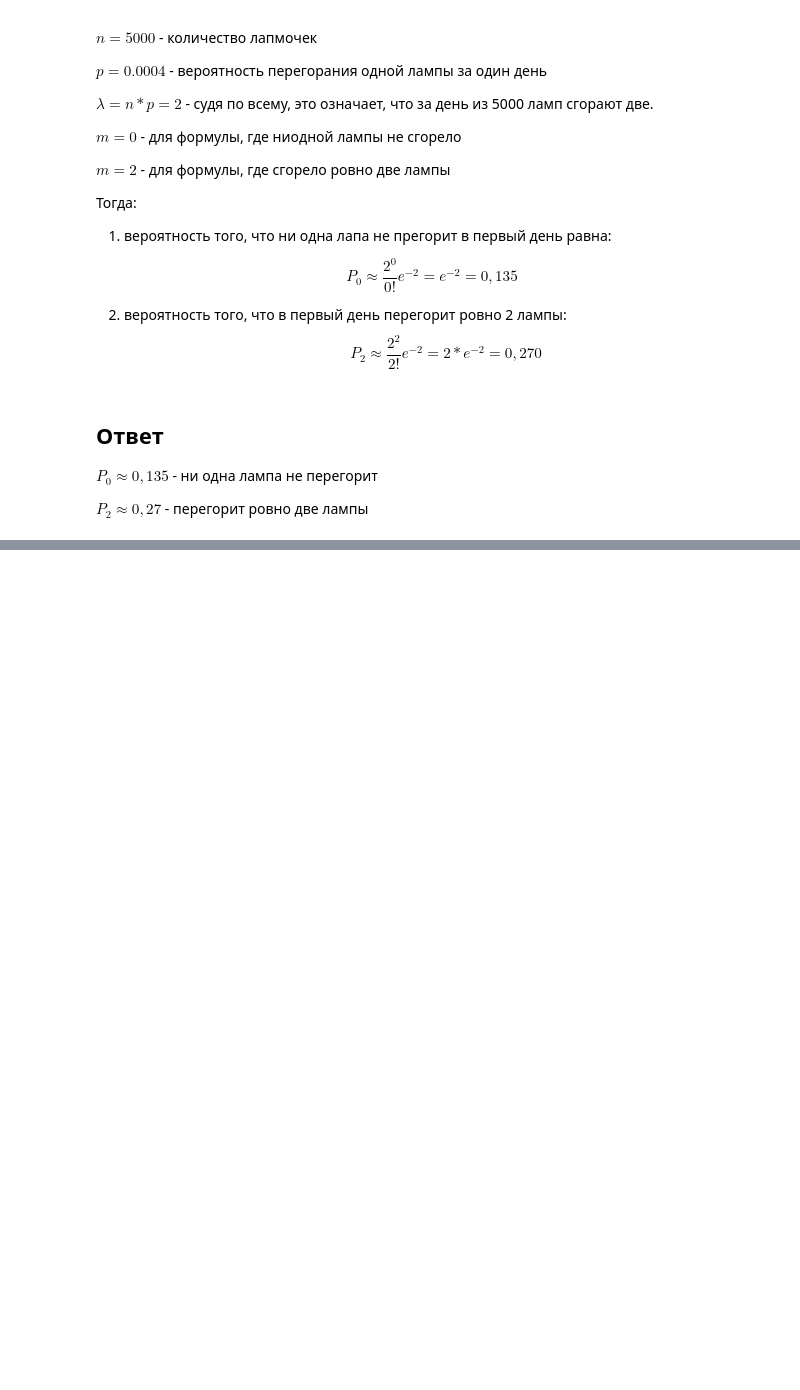
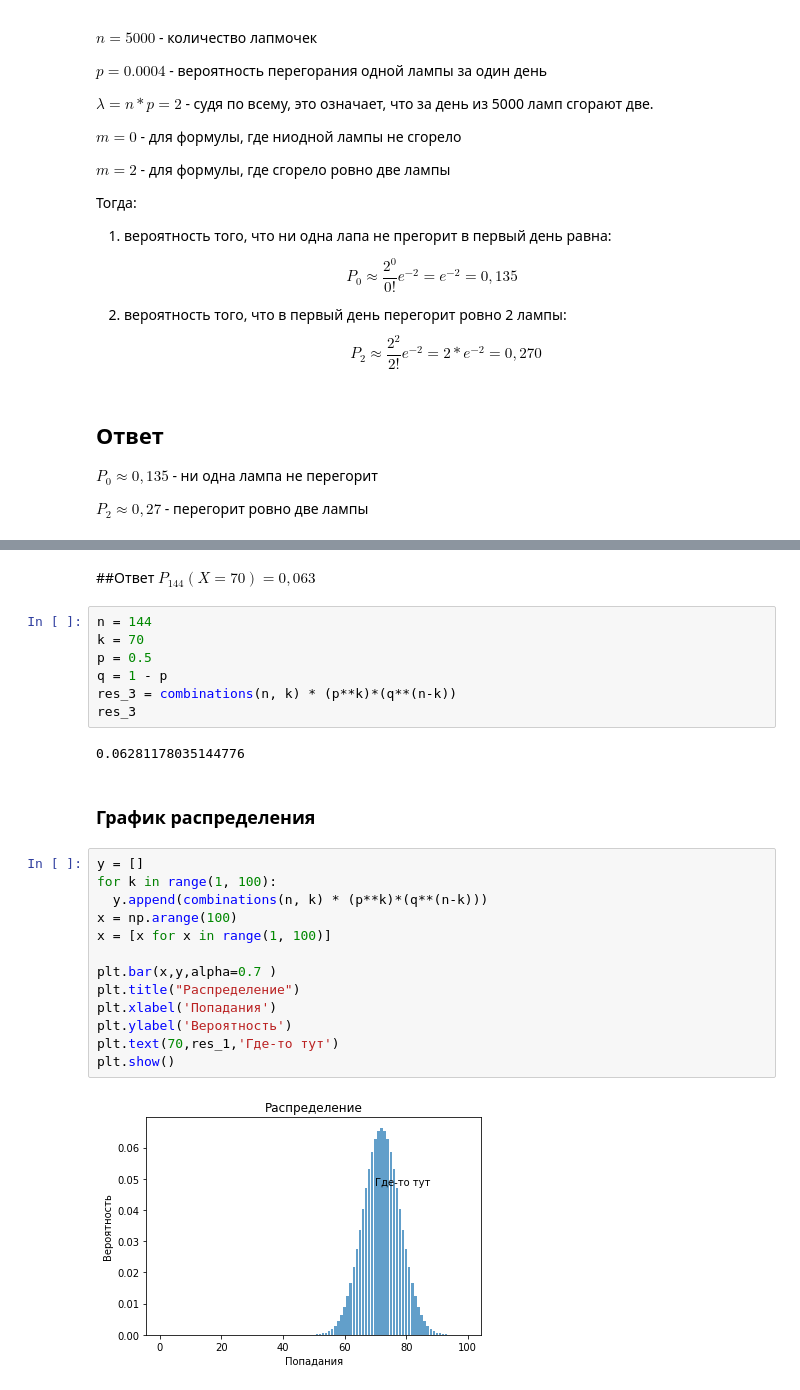
Before and after one commit to vinalyan/diff, a Jupyter notebook: Матстат_урок_2_ДЗ_Кожемякин_В_Е.ipynb, the cells around one changed output, grey strips where cells are left out. Saved outputs shown, nothing was run; the diff lists cells and outputs as text; blank space fills up the shorter version.

```diff
--- a/Матстат_урок_2_ДЗ_Кожемякин_В_Е.ipynb
+++ b/Матстат_урок_2_ДЗ_Кожемякин_В_Е.ipynb
@@ -130,0 +175,29 @@ lambda_ = n * p
+# %% [markdown]
+##Ответ
+$P_{144}(X=70) = 0,063$
+# %%
+n = 144
+k = 70
+p = 0.5
+q = 1 - p
+res_3 = combinations(n, k) * (p**k)*(q**(n-k))
+res_3
+# %% [output]
+0.06281178035144776
+# %% [markdown]
+### График распределения
+# %%
+y = []
+for k in range(1, 100):
+  y.append(combinations(n, k) * (p**k)*(q**(n-k)))
+x = np.arange(100)
+x = [x for x in range(1, 100)]
+
+plt.bar(x,y,alpha=0.7 )
+plt.title("Распределение")
+plt.xlabel('Попадания')
+plt.ylabel('Вероятность')
+plt.text(70,res_1,'Где-то тут')
+plt.show()
+# %% [output]
+[figure, added]
```
Also changed, not shown: parts of 19 cells of this notebook.
